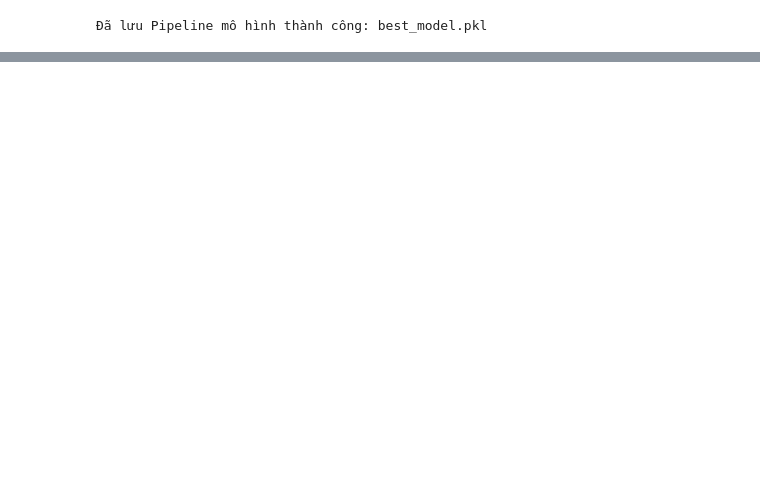
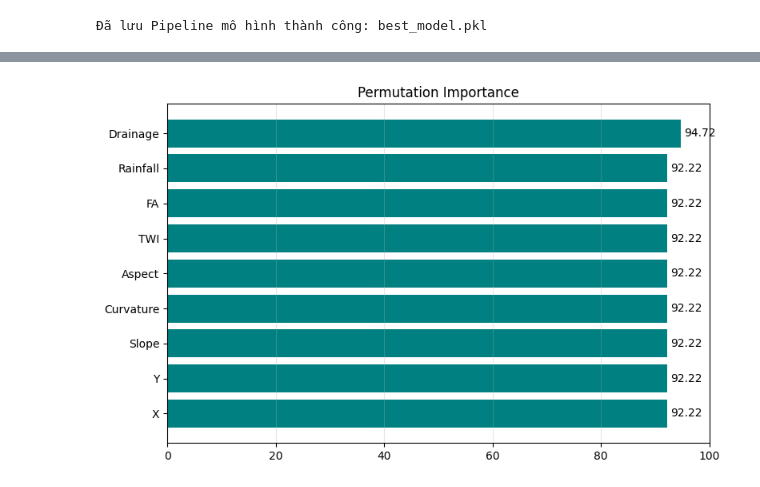
Before and after one commit to BTL-MNM-Haui/DaNang_EcoWarning, a Jupyter notebook: AI/notebooks/notebook-mnm.ipynb, the cells around one changed output, grey strips where cells are left out. Saved outputs shown, nothing was run; the diff lists cells and outputs as text; code cells hidden in the pictures; blank space fills up the shorter version.

```diff
--- a/AI/notebooks/notebook-mnm.ipynb
+++ b/AI/notebooks/notebook-mnm.ipynb
@@ -146,0 +179,12 @@ print(f"Đã lưu Pipeline mô hình thành công: {model_filename}")
+# %%
+permutation_result = permutation_importance(
+    feature_pipeline, X_valid, y_valid, scoring='f1_macro',
+    n_repeats=10, random_state=SEED, n_jobs=1
+)
+permutation_report = plot_converted_feature_metric(
+    feature_names, permutation_result.importances_mean,
+    'Permutation Importance', 'raw_f1_drop'
+)
+permutation_report['raw_f1_drop_std'] = permutation_result.importances_std
+# %% [output]
+[figure, added]
```
Also changed, not shown: parts of 4 cells of this notebook.
